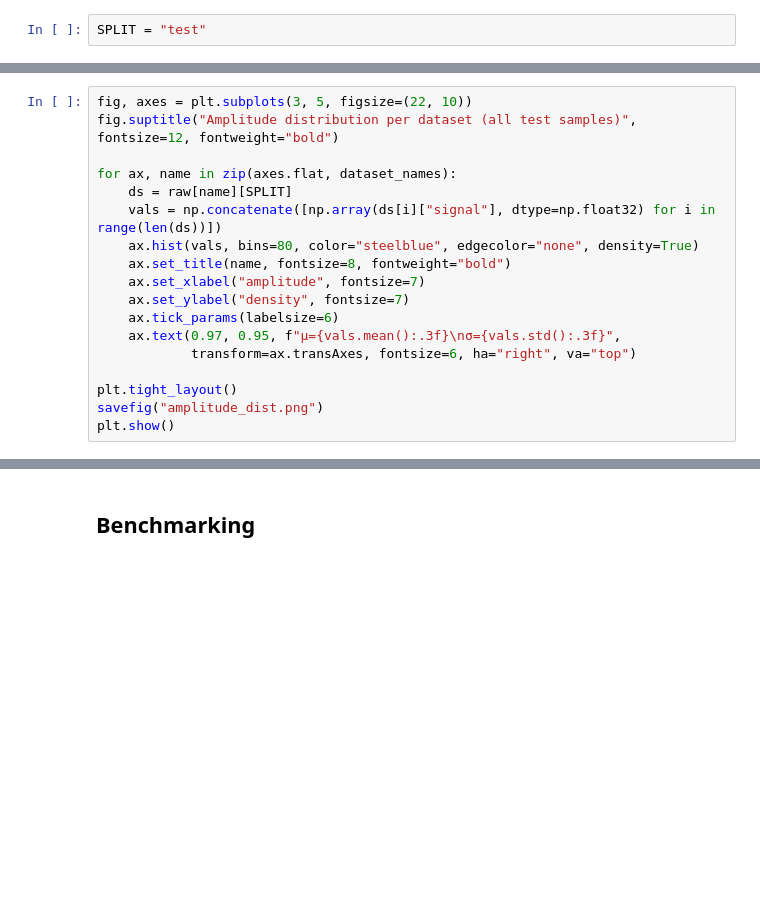
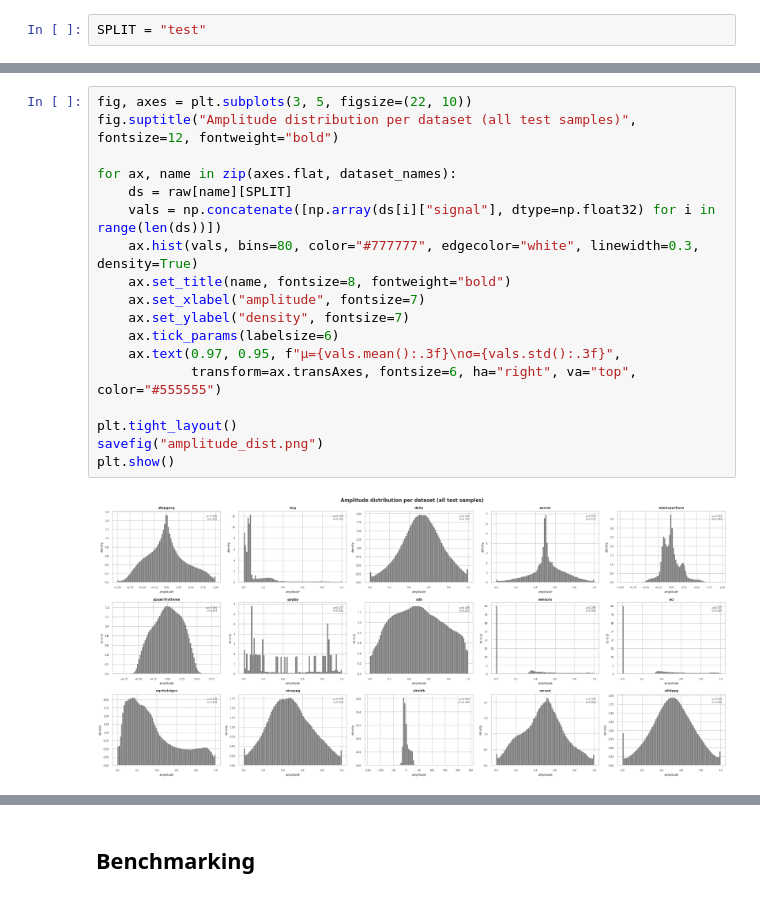
Before and after one commit to manhph2211/PulseLM, a Jupyter notebook: pulselm.ipynb, the cells around one changed output, grey strips where cells are left out. Drawn from its saved outputs; the diff is of its cells as text; blank space fills up the shorter version.

```diff
--- a/pulselm.ipynb
+++ b/pulselm.ipynb
@@ -63,21 +87,23 @@ plt.show()
 # %%
 fig, axes = plt.subplots(3, 5, figsize=(22, 10))
 fig.suptitle("Amplitude distribution per dataset (all test samples)", fontsize=12, fontweight="bold")
 
 for ax, name in zip(axes.flat, dataset_names):
     ds = raw[name][SPLIT]
     vals = np.concatenate([np.array(ds[i]["signal"], dtype=np.float32) for i in range(len(ds))])
-    ax.hist(vals, bins=80, color="steelblue", edgecolor="none", density=True)
+    ax.hist(vals, bins=80, color="#777777", edgecolor="white", linewidth=0.3, density=True)
     ax.set_title(name, fontsize=8, fontweight="bold")
     ax.set_xlabel("amplitude", fontsize=7)
     ax.set_ylabel("density", fontsize=7)
     ax.tick_params(labelsize=6)
     ax.text(0.97, 0.95, f"μ={vals.mean():.3f}\nσ={vals.std():.3f}",
-            transform=ax.transAxes, fontsize=6, ha="right", va="top")
+            transform=ax.transAxes, fontsize=6, ha="right", va="top", color="#555555")
 
 plt.tight_layout()
 savefig("amplitude_dist.png")
 plt.show()
+# %% [output]
+[figure, added]
 # %%
 per_dataset_cats = defaultdict(Counter)
 per_cat_answers = defaultdict(Counter)
```
Also changed, not shown: parts of 12 cells of this notebook, 10 other files.
